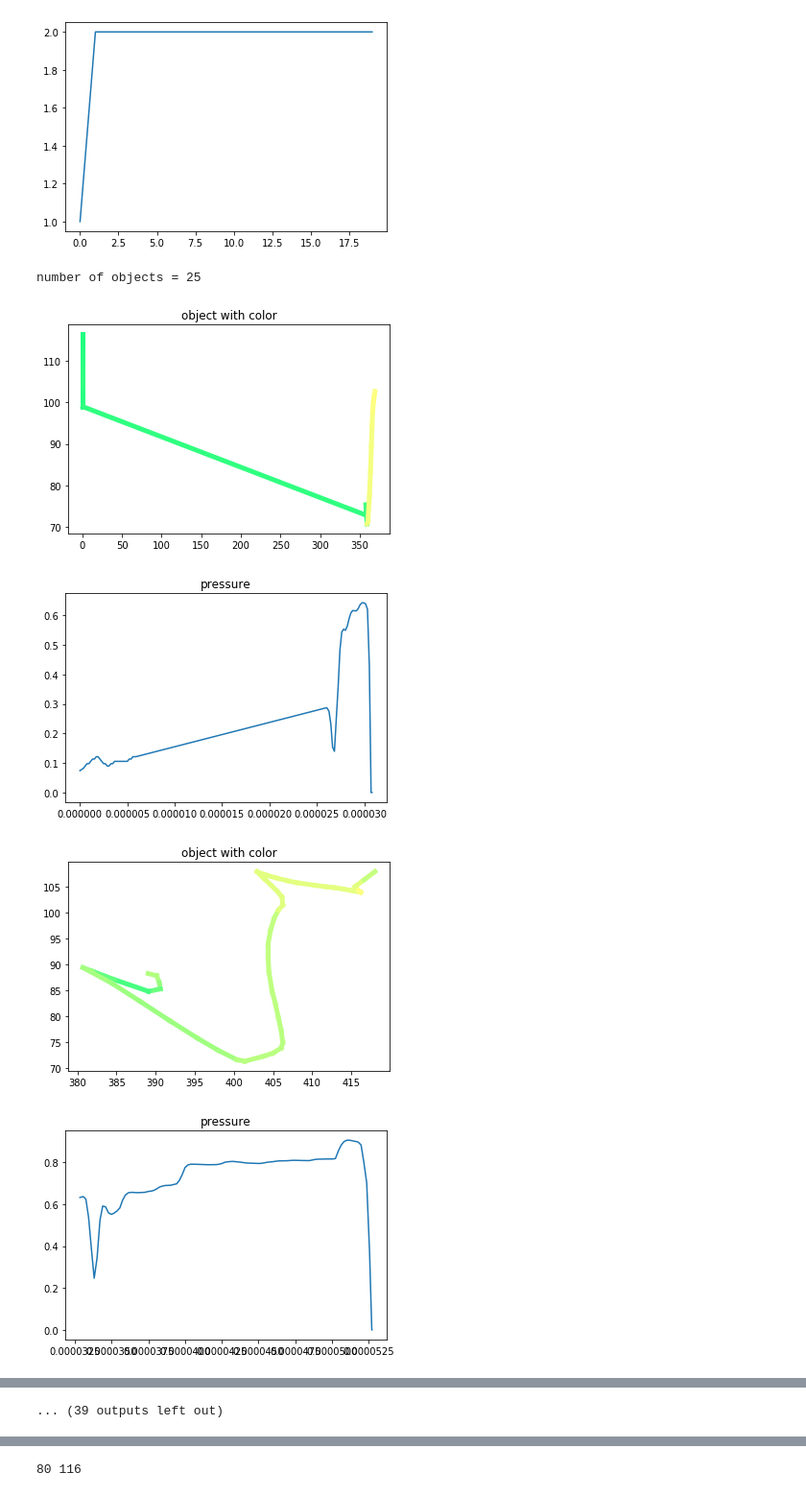
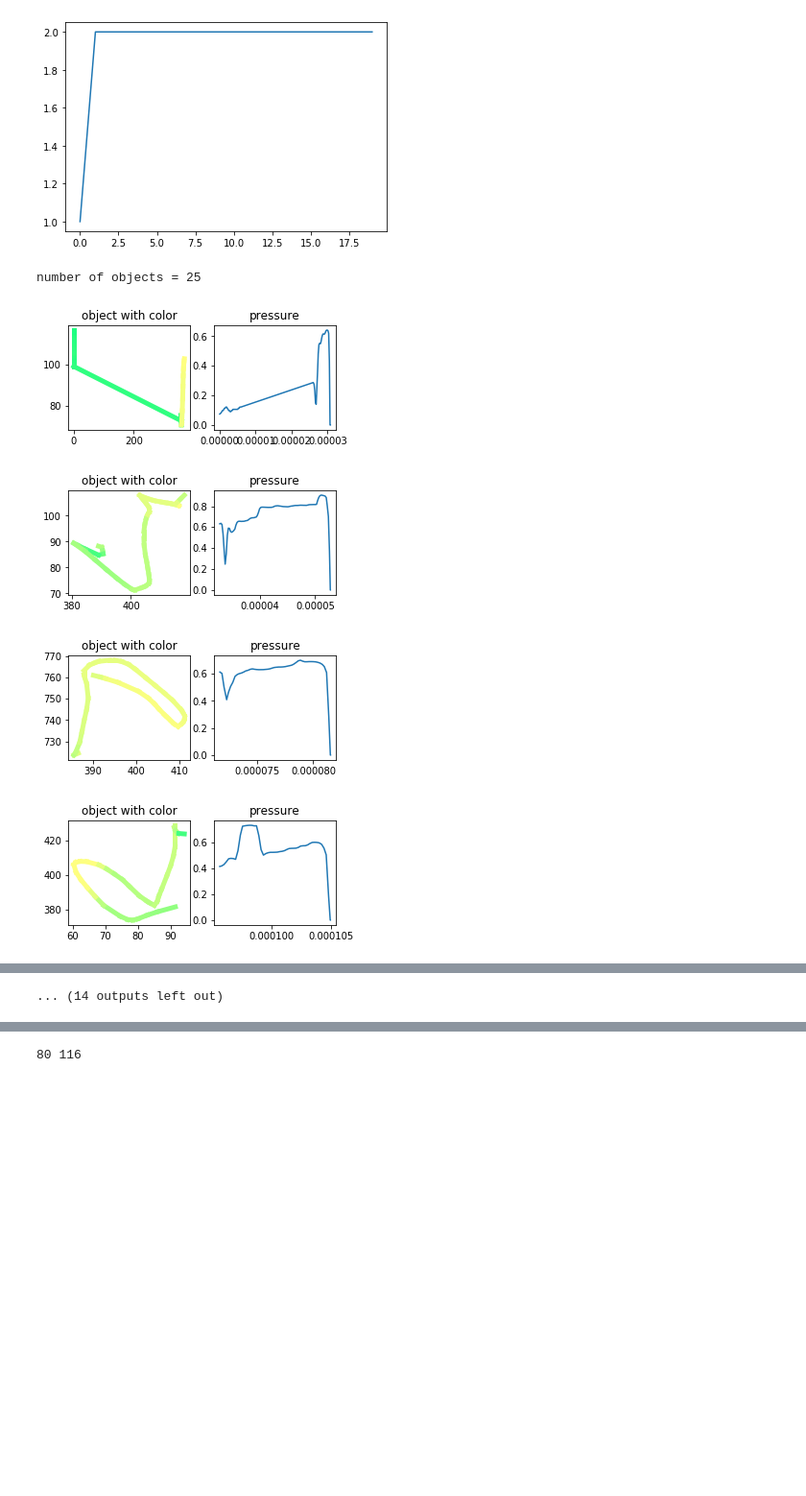
Before and after one commit to p-amonpitakpun/clock-drawing-dnn, a Jupyter notebook: Notebooks/models/pressure_n_velocity.ipynb, the cells around one changed output, grey strips where cells are left out. Shown at 96% size. Saved outputs shown, nothing was run; the diff lists cells and outputs as text; code cells hidden in the pictures; blank space fills up the shorter version.

```diff
--- a/Notebooks/models/pressure_n_velocity.ipynb
+++ b/Notebooks/models/pressure_n_velocity.ipynb
@@ -75,44 +75,46 @@ from matplotlib.colors import ListedColormap, LinearSegmentedColormap
 
 v = cm.get_cmap('viridis', 12)
 
+
+
 n_obj = len(objects)
 print('number of objects =', n_obj)
 for i in range(n_obj):
+    fig, ax = plt.subplots(1, 2, figsize=(5, 2))
     obj = objects[i]
 
     p_i = obj[:, 0]
     pt_i = obj[:, 1]
     x_i = obj[:, 2]
     y_i = obj[:, 3]
     t_i = obj[:, 4]
     n = len(t_i)
 
     n_p_i = p_i.shape[0]
     n_pt_i = pt_i.shape[0]
 
 #     plt.title('object')
 #     plt.plot(x_i, y_i, c='r', alpha=0.3)
 #     plt.scatter(x_i, y_i, c=p_i, s=100)
 #     plt.show()
 
-    plt.title('object with color')
+    ax[0].set_title('object with color')
     p_max = max(p_i)
     p_min = min(p_i)
     p_range = p_max - p_min
     for j in range(n - 1):
         p_ij =  (p_i[j] - p_min) / p_range
         p_ij = p_ij
-        plt.plot([x_i[j], x_i[j + 1]],
+        ax[0].plot([x_i[j], x_i[j + 1]],
                  [y_i[j], y_i[j + 1]],
                  c=[p_ij, 1, 0.5], linewidth=5)
+
+    ax[1].set_title('pressure')
+    ax[1].plot(t_i, p_i)
     plt.show()
-
-    plt.title('pressure')
-    plt.plot(t_i, p_i)
-    plt.show()
 # %% [output]
 number of objects = 25
-[figure, old version]
+[figure, new version]
-[figure, old version]
+[figure, new version]
-[figure, old version]
+[figure, new version]
-[figure, old version]
+[figure, new version]
@@ -126,4 +128,4 @@ number of objects = 25
-... (39 outputs left out)
+... (14 outputs left out)
 # %%
 def get_expected(x, y, func):
     p = 0
```
Also changed, not shown: parts of 3 cells of this notebook, 1 other file.
